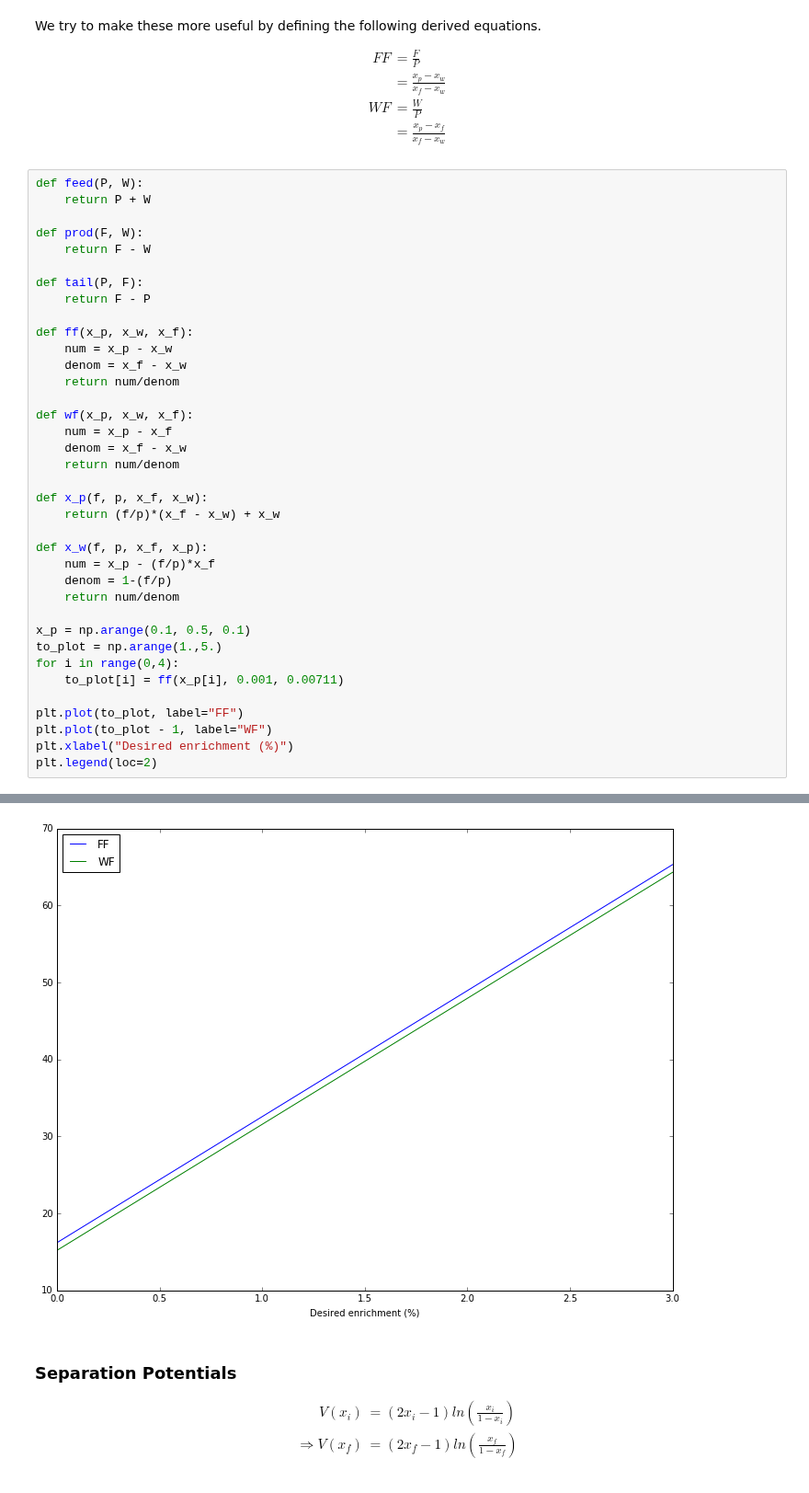
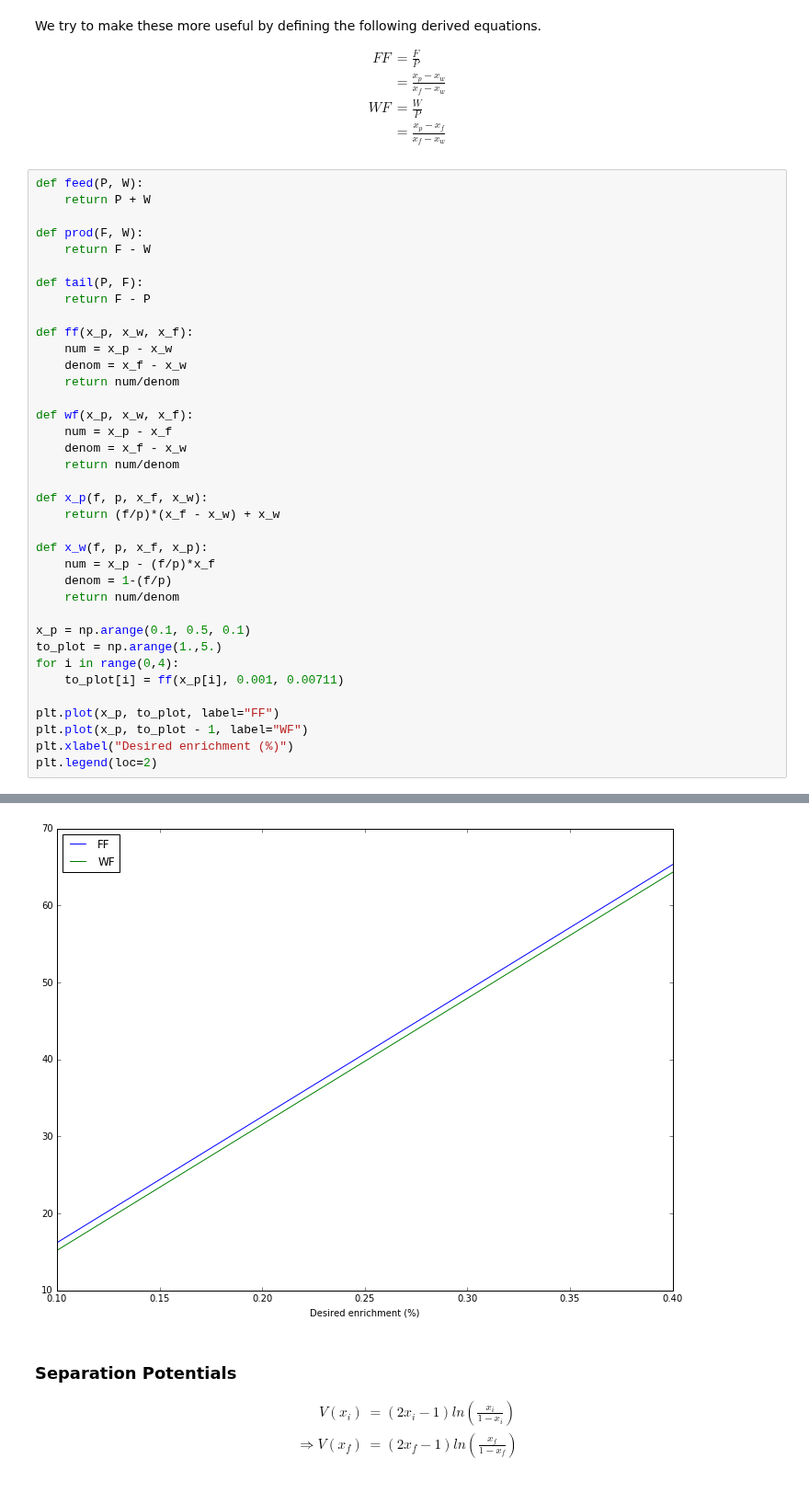
Before and after one commit to katyhuff/npre412, a Jupyter notebook: enrichment/enrichment.ipynb, the cells around one changed output, grey strips where cells are left out. Shown at 92% size. Cells and saved outputs as stored; diff of their text form.

```diff
--- a/enrichment/enrichment.ipynb
+++ b/enrichment/enrichment.ipynb
@@ -183,36 +185,36 @@ def prod(F, W):
 def tail(P, F):
     return F - P
 
 def ff(x_p, x_w, x_f):
     num = x_p - x_w
     denom = x_f - x_w
     return num/denom
 
 def wf(x_p, x_w, x_f):
     num = x_p - x_f
     denom = x_f - x_w
     return num/denom
 
 def x_p(f, p, x_f, x_w):
     return (f/p)*(x_f - x_w) + x_w
 
 def x_w(f, p, x_f, x_p):
     num = x_p - (f/p)*x_f
     denom = 1-(f/p)
     return num/denom
 
 x_p = np.arange(0.1, 0.5, 0.1)
 to_plot = np.arange(1.,5.)
 for i in range(0,4):
     to_plot[i] = ff(x_p[i], 0.001, 0.00711)
 
-plt.plot(to_plot, label="FF")
-plt.plot(to_plot - 1, label="WF")
+plt.plot(x_p, to_plot, label="FF")
+plt.plot(x_p, to_plot - 1, label="WF")
 plt.xlabel("Desired enrichment (%)")
 plt.legend(loc=2)
 # %% [output]
 <matplotlib.legend.Legend at 0x...>
-[figure, old version]
+[figure, new version]
 # %% [markdown]
 ### Separation Potentials
 
```
Also changed, not shown: parts of 9 cells of this notebook.
